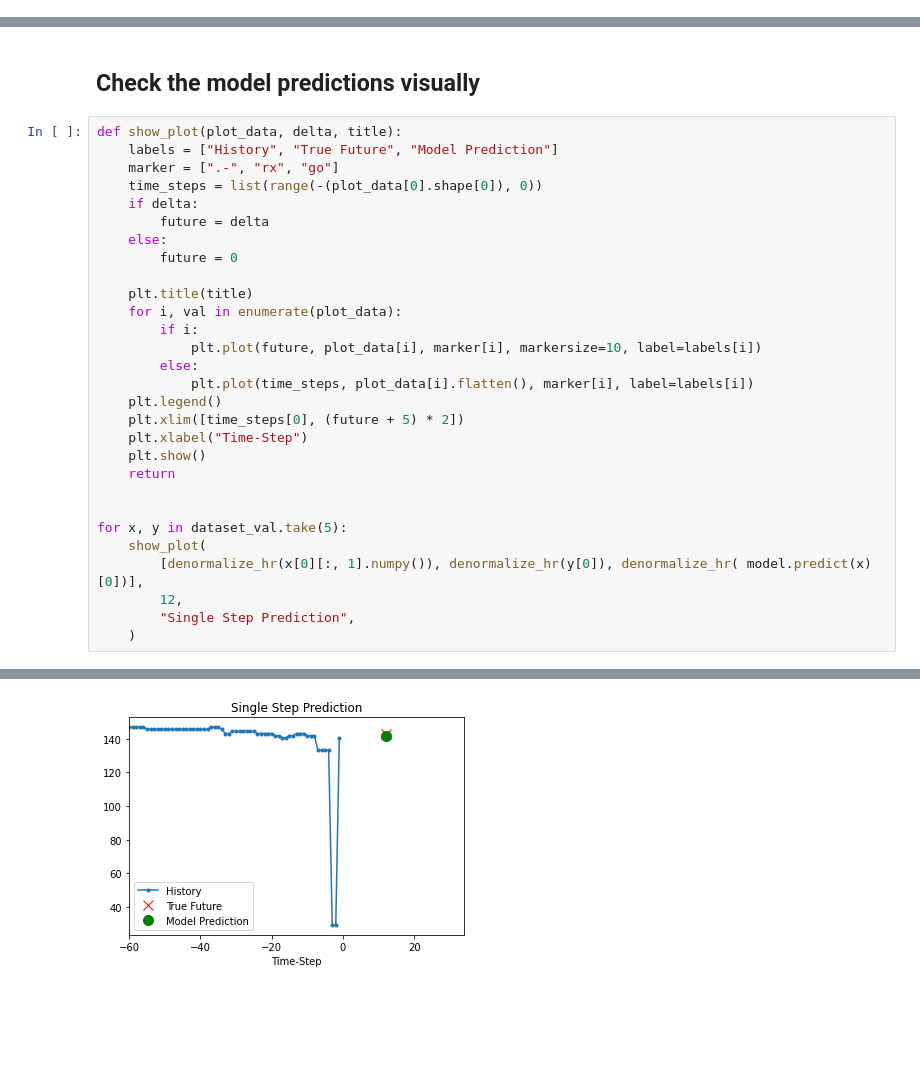
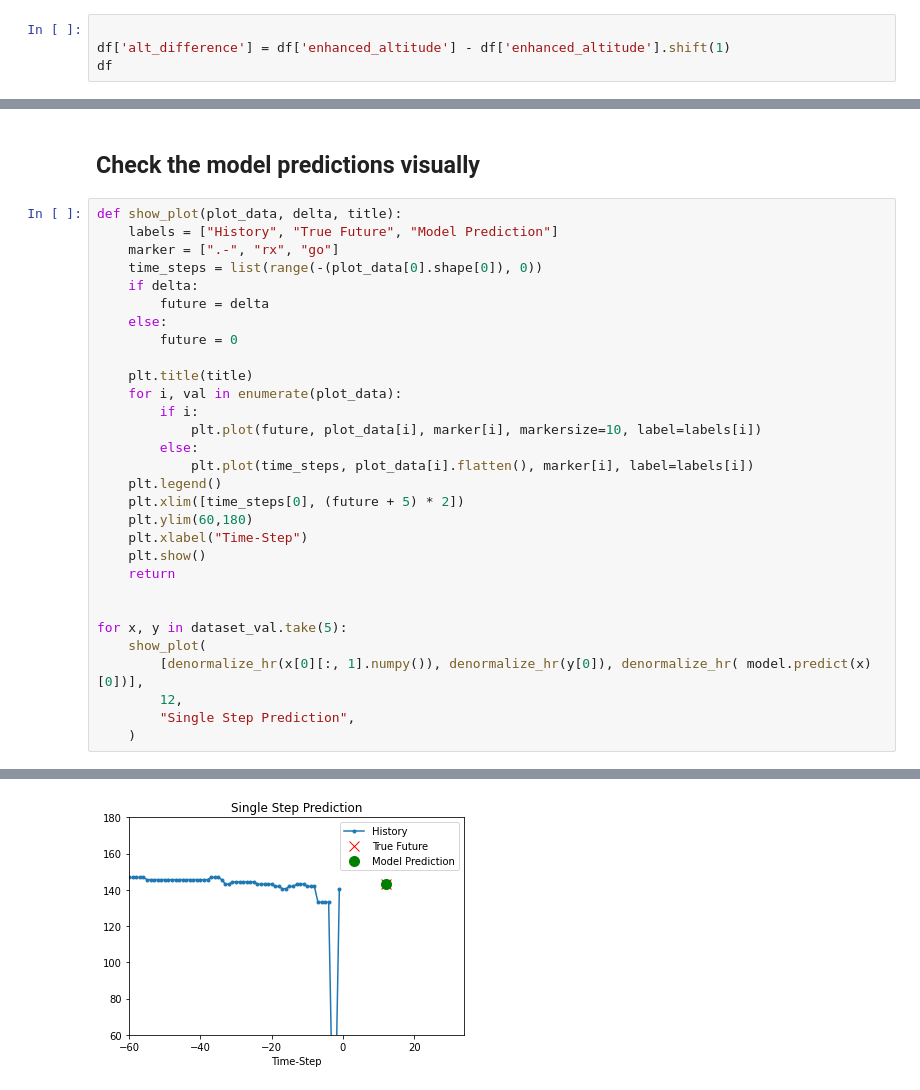
Before and after one commit to rikluost/athlete_hr_predict, a Jupyter notebook: 10_generator_and_model.ipynb, the cells around one changed output, grey strips where cells are left out. Cells and saved outputs as stored; diff of their text form; blank space fills up the shorter version.

```diff
--- a/10_generator_and_model.ipynb
+++ b/10_generator_and_model.ipynb
@@ -53,0 +87,4 @@ def denormalize_hr(data):
+# %%
+
+df['alt_difference'] = df['enhanced_altitude'] - df['enhanced_altitude'].shift(1)
+df
@@ -172,6 +272,7 @@ def show_plot(plot_data, delta, title):
             plt.plot(time_steps, plot_data[i].flatten(), marker[i], label=labels[i])
     plt.legend()
     plt.xlim([time_steps[0], (future + 5) * 2])
+    plt.ylim(60,180)
     plt.xlabel("Time-Step")
     plt.show()
     return
@@ -188 +289 @@ for x, y in dataset_val.take(5):
-[figure, old version]
+[figure, new version]
```
Also changed, not shown: parts of 10 cells of this notebook, 1 other file.
